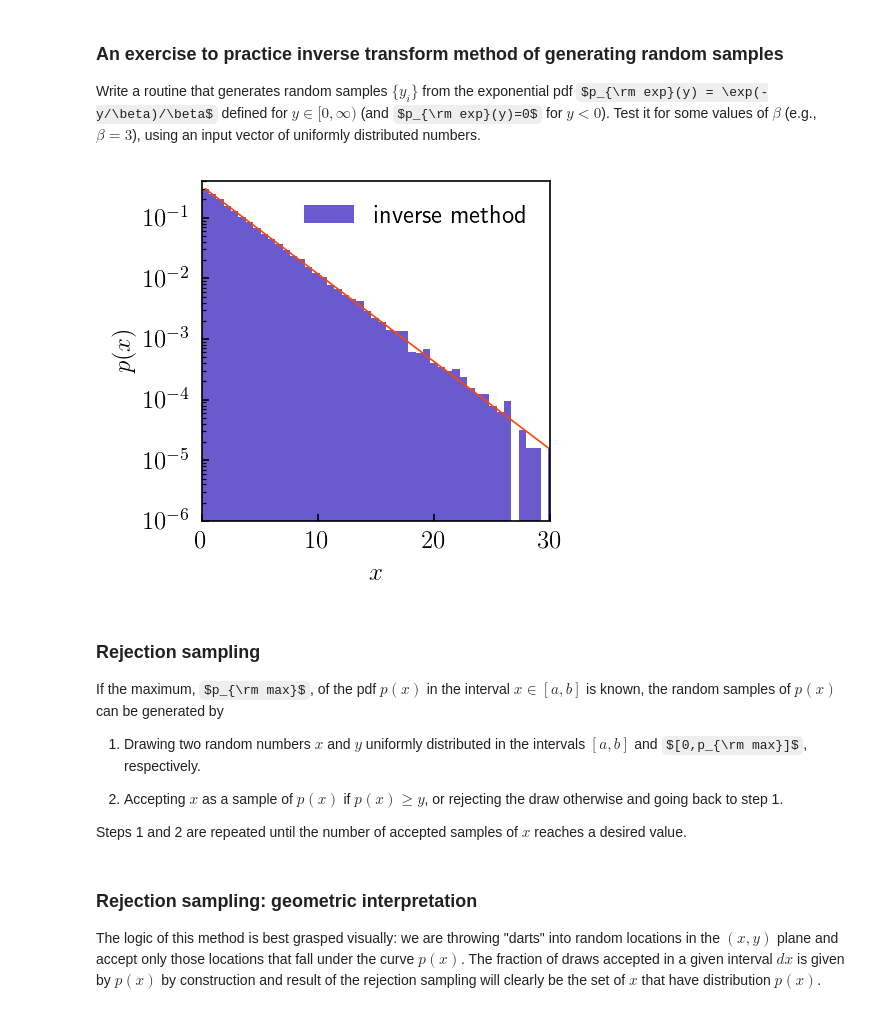
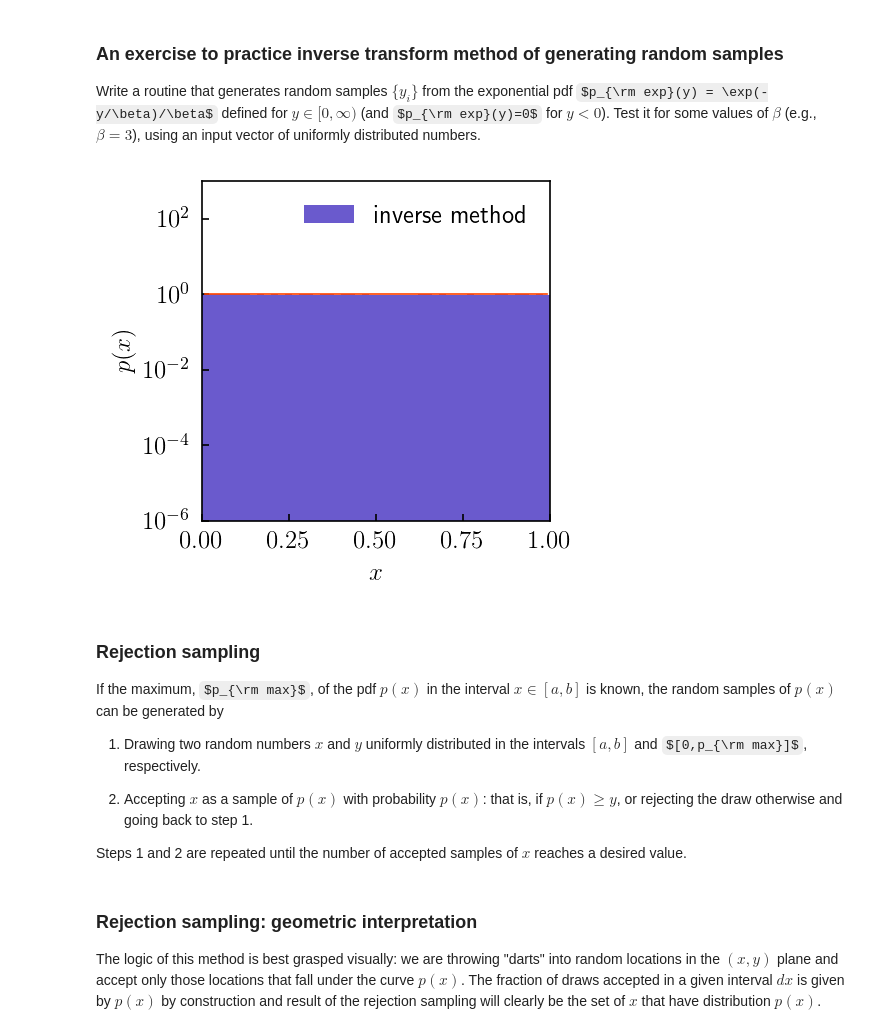
Before and after one commit to a-kravtsov/a211w20, a Jupyter notebook: 06c_distribution_sampling.ipynb, the cells around one changed output. Cells and saved outputs as stored; diff of their text form; code cells hidden in the pictures; some formulas as TeX source.

```diff
--- a/06c_distribution_sampling.ipynb
+++ b/06c_distribution_sampling.ipynb
@@ -108,24 +112,23 @@ def pdf_exp(x, beta):
 # %%
 from numpy import random as rnd
 
-def invcdf_exp(x, beta):
+def invcdf_exp(y, beta):
     """
     analytic inverse of the exponential CDF
     """
     assert(beta != 0.)
 
-    return -beta*np.log(1.-x)
+    return -beta*np.log(1.-y)
 
 # then use plotting routine below to plot their distribution
 # and to check that it is correct by comparing it to the analytic pdf
 
 Nrnd = 100000
 # generate a vector of Nrnd uniformly distributed numbers over [0.,1.]
-xrnd = rnd.uniform(0., 1., Nrnd)
-
+yrnd = np.random.uniform(0., 1., Nrnd)
 
 beta = 3.0
-yexp = invcdf_exp(xrnd, beta)
+xexp = invcdf_exp(yrnd, beta)
 # %%
 
 def plot_exp_pdf(yexp, func, fname=None, label='inverse method',
@@ -145,11 +148,13 @@ def plot_exp_pdf(yexp, func, fname=None, label='inverse method',
         plt.savefig(fname, bbox_inches='tight')
     plt.legend(loc='upper right', frameon=False)
     plt.show()
-# %%
-
-plot_exp_pdf(yexp, pdf_exp, label='inverse method', args=[beta,], figsize=3)
-# %% [output]
-[figure, removed]
+# %%
+def uniform(x, b):
+    return np.ones_like(x)
+
+plot_exp_pdf(yrnd, uniform, label='inverse method', xlims = [0., 1], ylims=[1.e-6, 1e3], args=[beta,], figsize=3)
+# %% [output]
+[figure, added]
 # %% [markdown]
 ### Rejection sampling
 
@@ -157,7 +162,7 @@ If the maximum, $p_{\rm max}$, of the pdf $p(x)$ in the interval $x\in [a, b]$ i
 
 1. Drawing two random numbers $x$ and $y$ uniformly distributed in the intervals $[a,b]$ and $[0,p_{\rm max}]$, respectively.
 
-2. Accepting $x$ as a sample of $p(x)$ if $p(x)\geq y$, or rejecting the draw otherwise and going back to step 1.
+2. Accepting $x$ as a sample of $p(x)$ with probability $p(x)$: that is, if $p(x)\geq y$, or rejecting the draw otherwise and going back to step 1.
 
 Steps 1 and 2 are repeated until the number of accepted samples of $x$ reaches a desired value.
 # %% [markdown]
```
Also changed, not shown: parts of 5 cells of this notebook.
